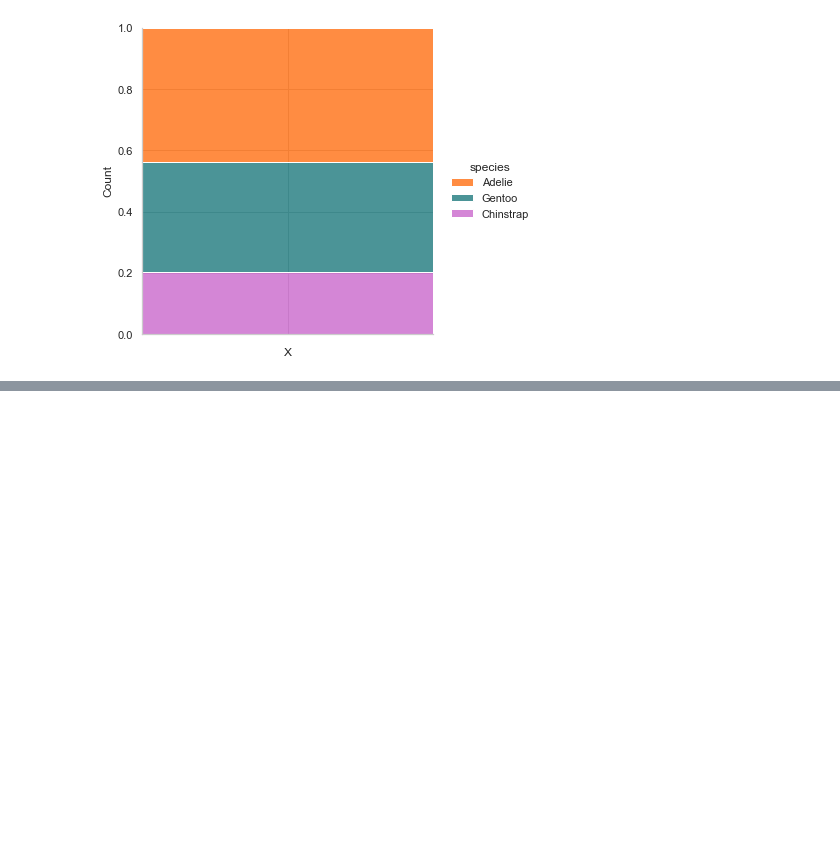
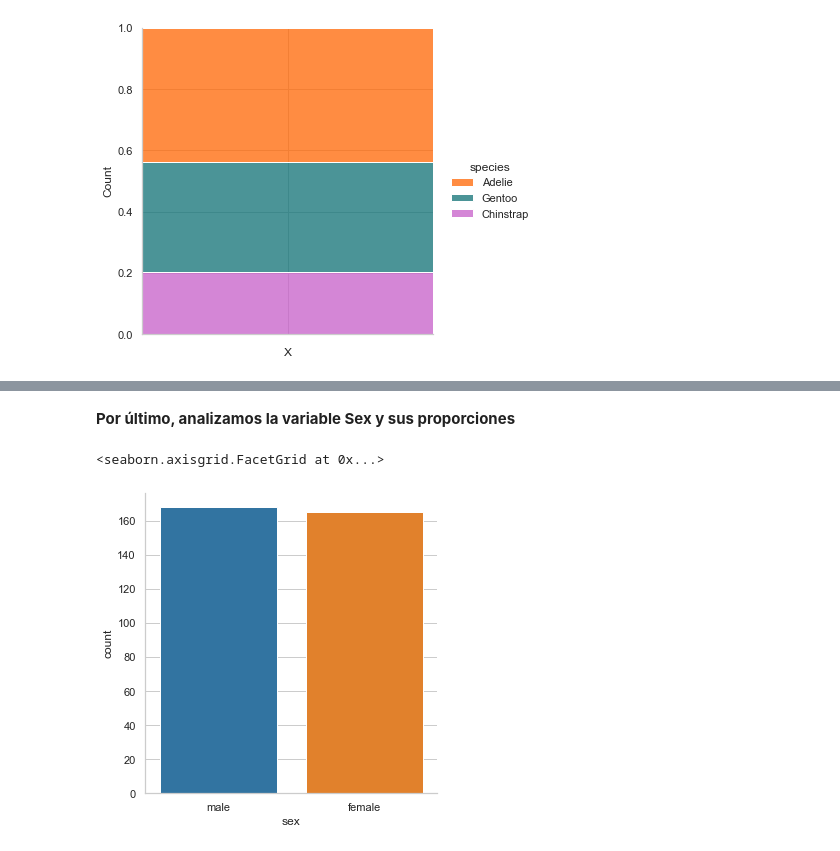
Before and after one commit to miguelfsosa/exploratory_analisis_penguin, a Jupyter notebook: Analisis_Exploratorio.ipynb, the cells around one changed output, grey strips where cells are left out. Drawn from its saved outputs; the diff is of its cells as text; code cells hidden in the pictures; blank space fills up the shorter version.

```diff
--- a/Analisis_Exploratorio.ipynb
+++ b/Analisis_Exploratorio.ipynb
@@ -311,0 +358,12 @@ sns.catplot(
+# %% [markdown]
+**Por último, analizamos la variable Sex y sus proporciones**
+# %%
+sns.catplot(
+    data = process_penguin_df,
+    x = 'sex',
+    kind = 'count'
+
+)
+# %% [output]
+<seaborn.axisgrid.FacetGrid at 0x...>
+[figure, added]
```
Also changed, not shown: parts of 31 cells of this notebook.
